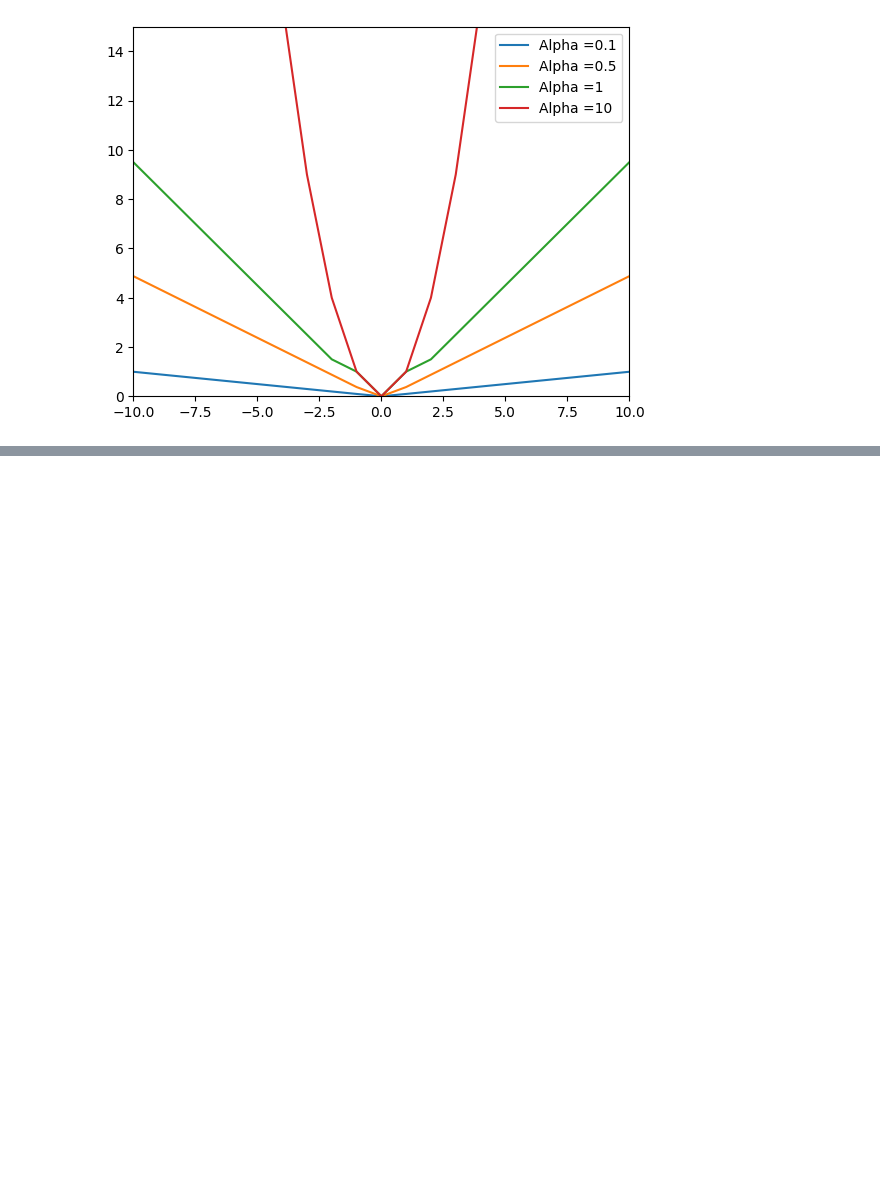
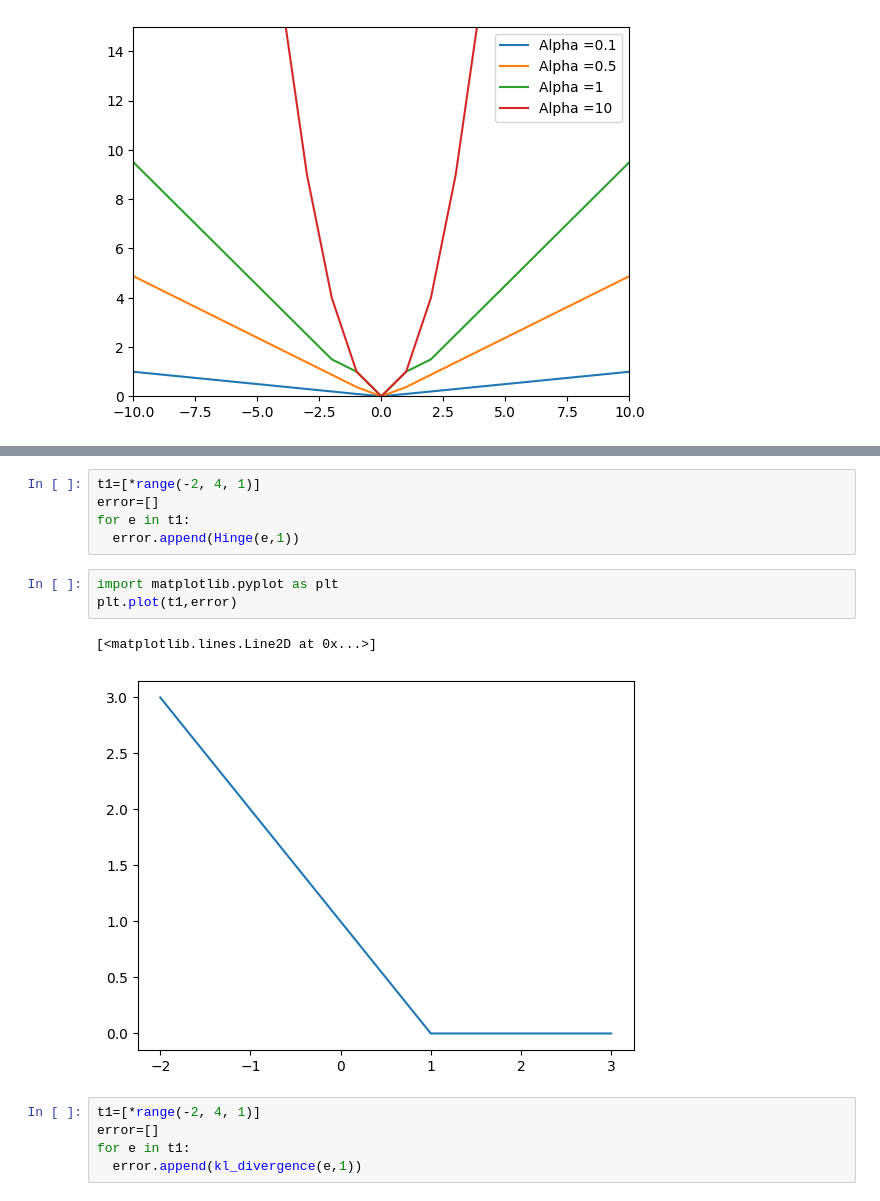
Before and after one commit to LCaravaggio/AnalisisPredictivo, a Jupyter notebook: 03_Regresión_Lineal/Loss_Functions.ipynb, the cells around one changed output, grey strips where cells are left out. Drawn from its saved outputs; the diff is of its cells as text; blank space fills up the shorter version.

```diff
--- a/03_Regresión_Lineal/Loss_Functions.ipynb
+++ b/03_Regresión_Lineal/Loss_Functions.ipynb
@@ -80,0 +109,16 @@ plt.show()
+# %%
+t1=[*range(-2, 4, 1)]
+error=[]
+for e in t1:
+  error.append(Hinge(e,1))
+# %%
+import matplotlib.pyplot as plt
+plt.plot(t1,error)
+# %% [output]
+[<matplotlib.lines.Line2D at 0x...>]
+[figure, added]
+# %%
+t1=[*range(-2, 4, 1)]
+error=[]
+for e in t1:
+  error.append(kl_divergence(e,1))
```
Also changed, not shown: parts of 8 cells of this notebook.
